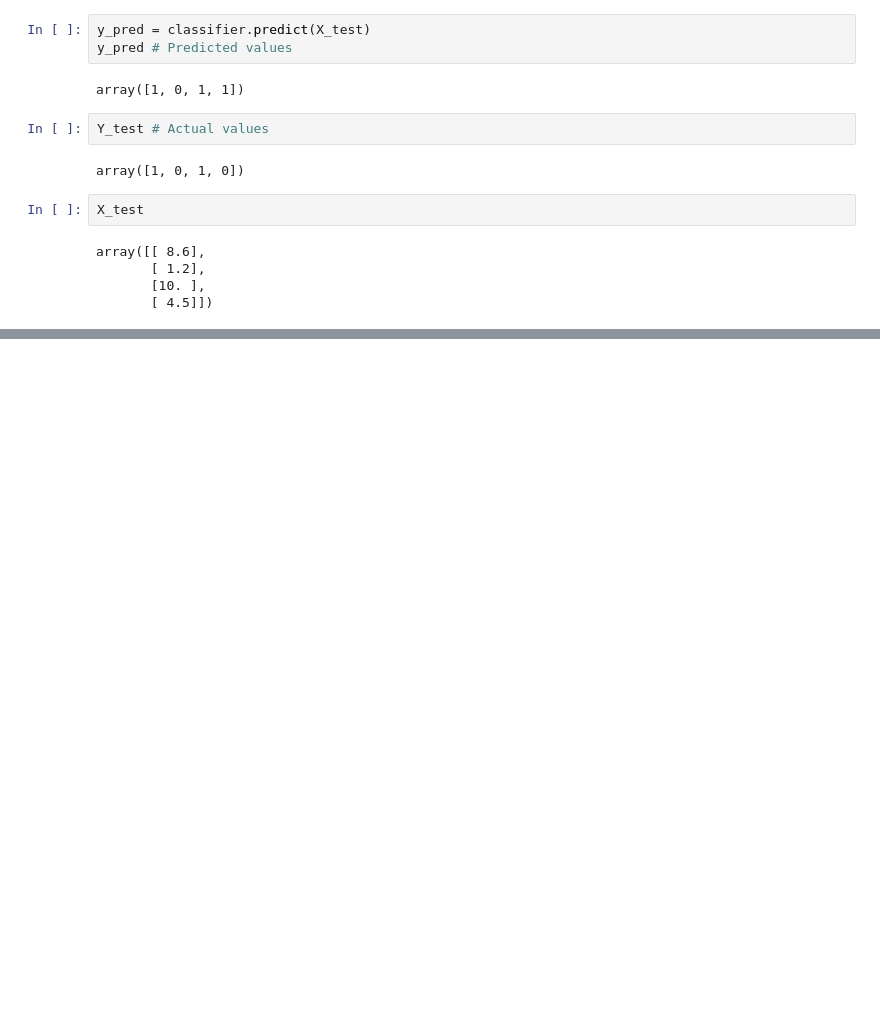
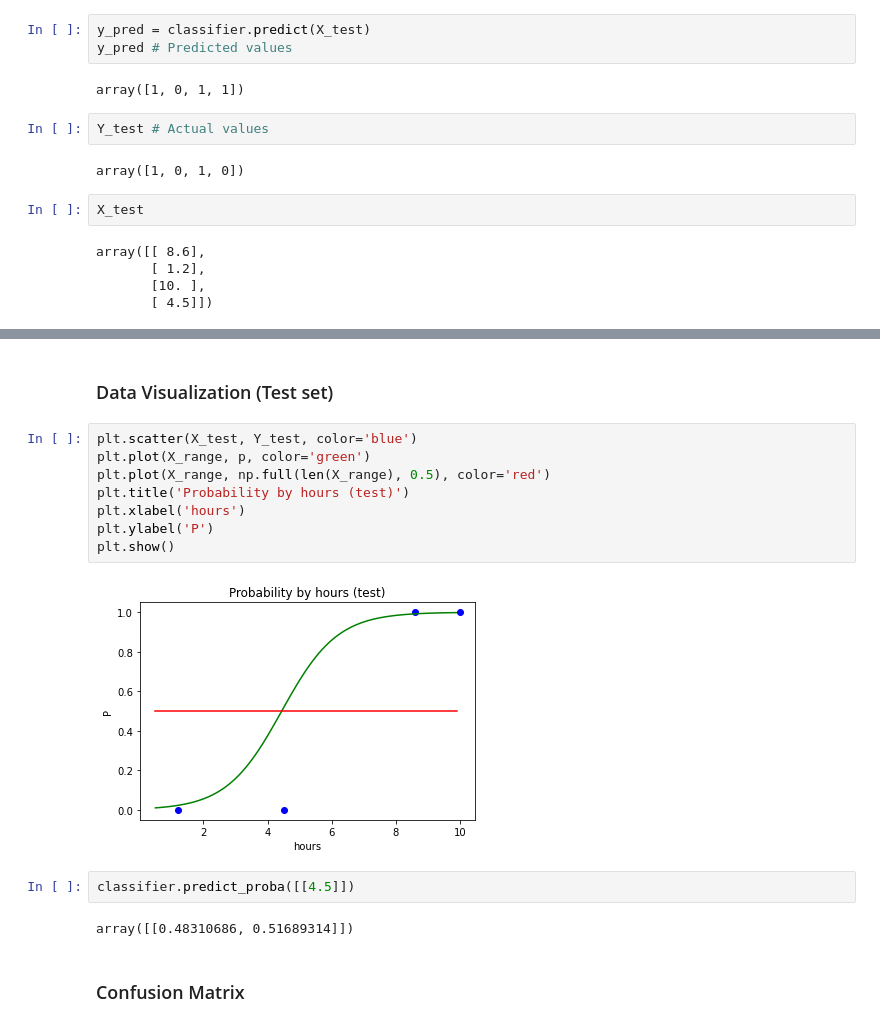
Before and after one commit to vanilla-punches/Machine_Learning, a Jupyter notebook: ScikitLearn/04. LogisticRegression.ipynb, the cells around one changed output, grey strips where cells are left out. Drawn from its saved outputs; the diff is of its cells as text; blank space fills up the shorter version.

```diff
--- a/ScikitLearn/04. LogisticRegression.ipynb
+++ b/ScikitLearn/04. LogisticRegression.ipynb
@@ -63,0 +128,18 @@ array([[ 8.6],
+# %% [markdown]
+### Data Visualization (Test set)
+# %%
+plt.scatter(X_test, Y_test, color='blue')
+plt.plot(X_range, p, color='green')
+plt.plot(X_range, np.full(len(X_range), 0.5), color='red')
+plt.title('Probability by hours (test)')
+plt.xlabel('hours')
+plt.ylabel('P')
+plt.show()
+# %% [output]
+[figure, added]
+# %%
+classifier.predict_proba([[4.5]])
+# %% [output]
+array([[0.48310686, 0.51689314]])
+# %% [markdown]
+### Confusion Matrix
```
Also changed, not shown: parts of 9 cells of this notebook.
